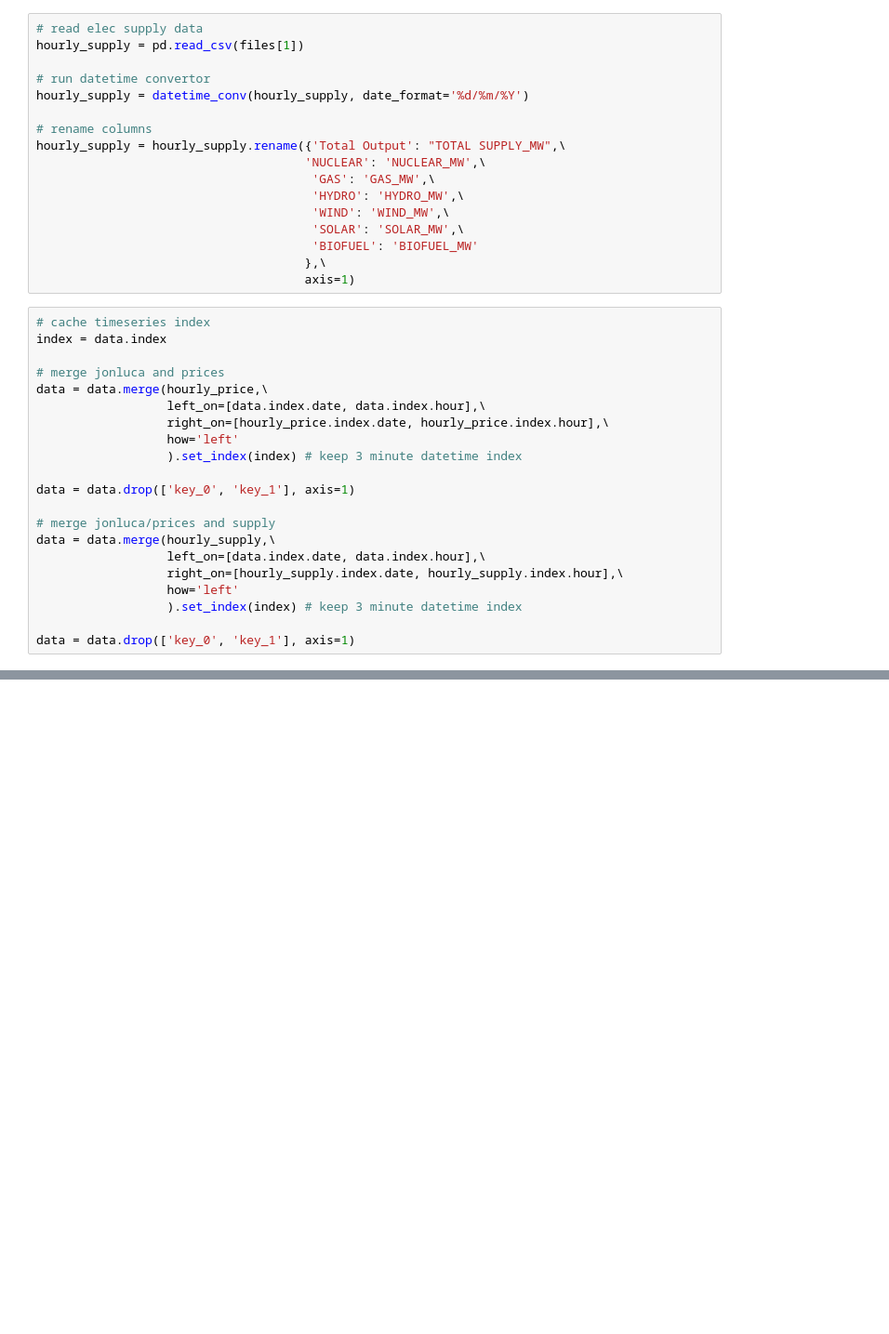
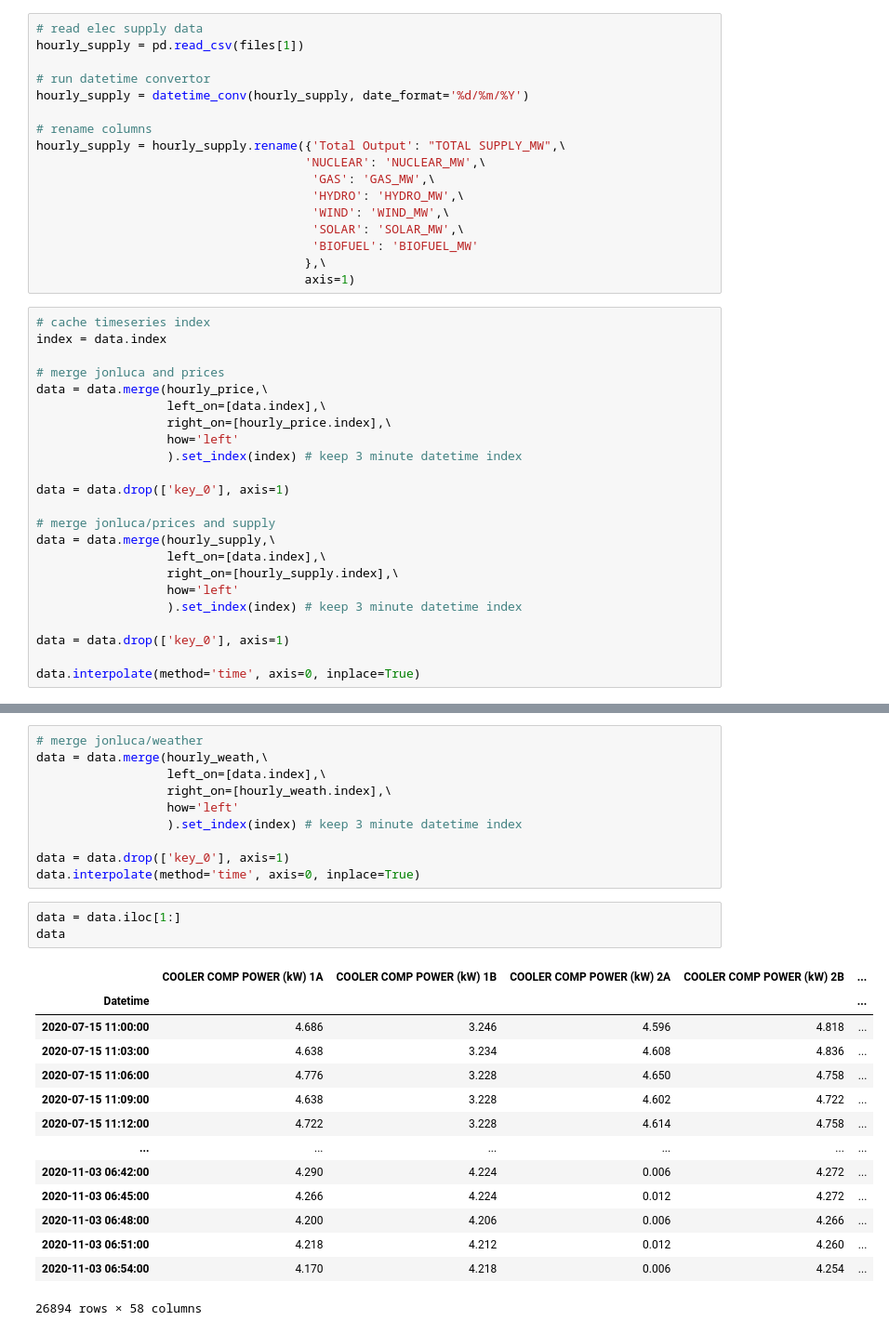
Before and after one commit to scottjeen/coldstore, a Jupyter notebook: jonluca.ipynb, the cells around one changed output, grey strips where cells are left out. Shown at 93% size. Saved outputs shown, nothing was run; the diff lists cells and outputs as text; blank space fills up the shorter version.

Commit message:
added weather data

```diff
--- a/jonluca.ipynb
+++ b/jonluca.ipynb
@@ -136,18 +139,20 @@ index = data.index
 
 # merge jonluca and prices
 data = data.merge(hourly_price,\
-                  left_on=[data.index.date, data.index.hour],\
-                  right_on=[hourly_price.index.date, hourly_price.index.hour],\
+                  left_on=[data.index],\
+                  right_on=[hourly_price.index],\
                   how='left'
                   ).set_index(index) # keep 3 minute datetime index
 
-data = data.drop(['key_0', 'key_1'], axis=1)
+data = data.drop(['key_0'], axis=1)
 
 # merge jonluca/prices and supply
 data = data.merge(hourly_supply,\
-                  left_on=[data.index.date, data.index.hour],\
-                  right_on=[hourly_supply.index.date, hourly_supply.index.hour],\
+                  left_on=[data.index],\
+                  right_on=[hourly_supply.index],\
                   how='left'
                   ).set_index(index) # keep 3 minute datetime index
 
-data = data.drop(['key_0', 'key_1'], axis=1)
+data = data.drop(['key_0'], axis=1)
+
+data.interpolate(method='time', axis=0, inplace=True)
@@ -194,0 +242,28 @@ hello git
+# %%
+# merge jonluca/weather
+data = data.merge(hourly_weath,\
+                  left_on=[data.index],\
+                  right_on=[hourly_weath.index],\
+                  how='left'
+                  ).set_index(index) # keep 3 minute datetime index
+
+data = data.drop(['key_0'], axis=1)
+data.interpolate(method='time', axis=0, inplace=True)
+# %%
+data = data.iloc[1:]
+data
+# %% [output]
+|  | COOLER COMP POWER (kW) 1A | COOLER COMP POWER (kW) 1B | COOLER COMP POWER (kW) 2A | COOLER COMP POWER (kW) 2B | ... |
+| Datetime |  |  |  |  | ... |
+| 2020-07-15 11:00:00 | 4.686 | 3.246 | 4.596 | 4.818 | ... |
+| 2020-07-15 11:03:00 | 4.638 | 3.234 | 4.608 | 4.836 | ... |
+| 2020-07-15 11:06:00 | 4.776 | 3.228 | 4.650 | 4.758 | ... |
+| 2020-07-15 11:09:00 | 4.638 | 3.228 | 4.602 | 4.722 | ... |
+| 2020-07-15 11:12:00 | 4.722 | 3.228 | 4.614 | 4.758 | ... |
+| ... | ... | ... | ... | ... | ... |
+| 2020-11-03 06:42:00 | 4.290 | 4.224 | 0.006 | 4.272 | ... |
+| 2020-11-03 06:45:00 | 4.266 | 4.224 | 0.012 | 4.272 | ... |
+| 2020-11-03 06:48:00 | 4.200 | 4.206 | 0.006 | 4.266 | ... |
+| 2020-11-03 06:51:00 | 4.218 | 4.212 | 0.012 | 4.260 | ... |
+| 2020-11-03 06:54:00 | 4.170 | 4.218 | 0.006 | 4.254 | ... |
+26894 rows × 58 columns
```
Also changed, not shown: parts of 10 cells of this notebook, 3 other files.
